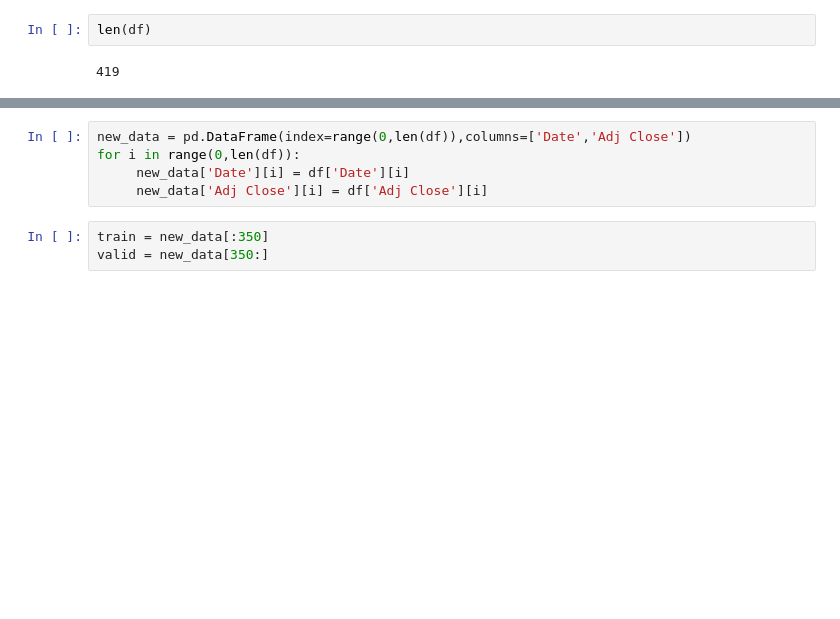
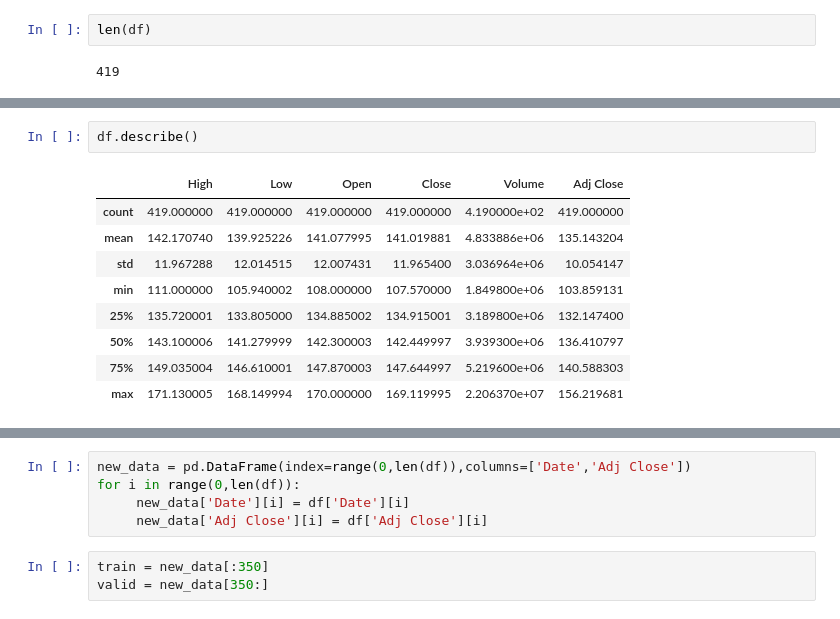
Before and after one commit to dctec/mlc, a Jupyter notebook: week2/StockPrediction/Homework2.ipynb, the cells around one changed output, grey strips where cells are left out. Cells and saved outputs as stored; diff of their text form; blank space fills up the shorter version.

```diff
--- a/week2/StockPrediction/Homework2.ipynb
+++ b/week2/StockPrediction/Homework2.ipynb
@@ -112,0 +201,12 @@ len(df)
+# %%
+df.describe()
+# %% [output]
+|  | High | Low | Open | Close | Volume | Adj Close |
+| count | 419.000000 | 419.000000 | 419.000000 | 419.000000 | 4.190000e+02 | 419.000000 |
+| mean | 142.170740 | 139.925226 | 141.077995 | 141.019881 | 4.833886e+06 | 135.143204 |
+| std | 11.967288 | 12.014515 | 12.007431 | 11.965400 | 3.036964e+06 | 10.054147 |
+| min | 111.000000 | 105.940002 | 108.000000 | 107.570000 | 1.849800e+06 | 103.859131 |
+| 25% | 135.720001 | 133.805000 | 134.885002 | 134.915001 | 3.189800e+06 | 132.147400 |
+| 50% | 143.100006 | 141.279999 | 142.300003 | 142.449997 | 3.939300e+06 | 136.410797 |
+| 75% | 149.035004 | 146.610001 | 147.870003 | 147.644997 | 5.219600e+06 | 140.588303 |
+| max | 171.130005 | 168.149994 | 170.000000 | 169.119995 | 2.206370e+07 | 156.219681 |
```
Also changed, not shown: parts of 23 cells of this notebook.
